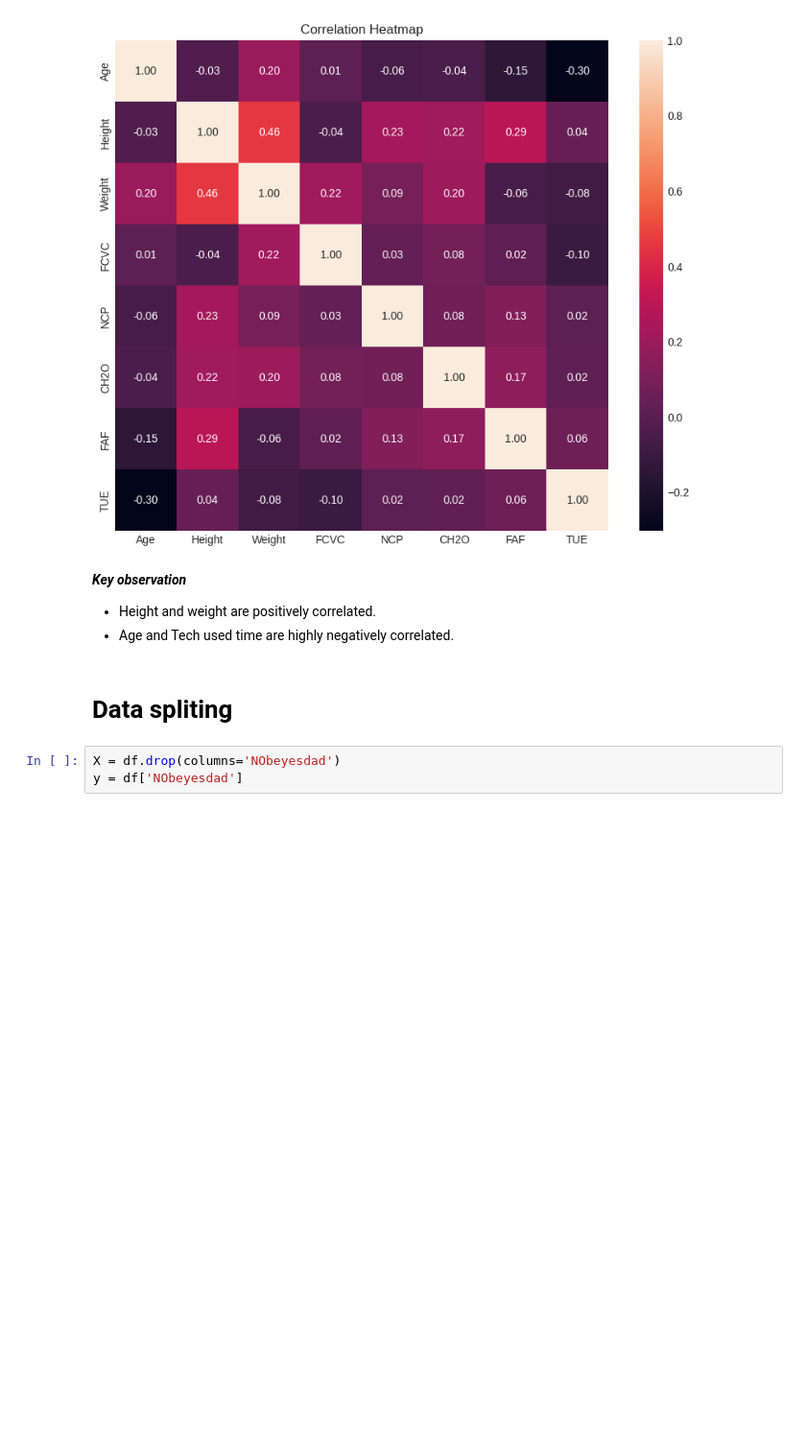
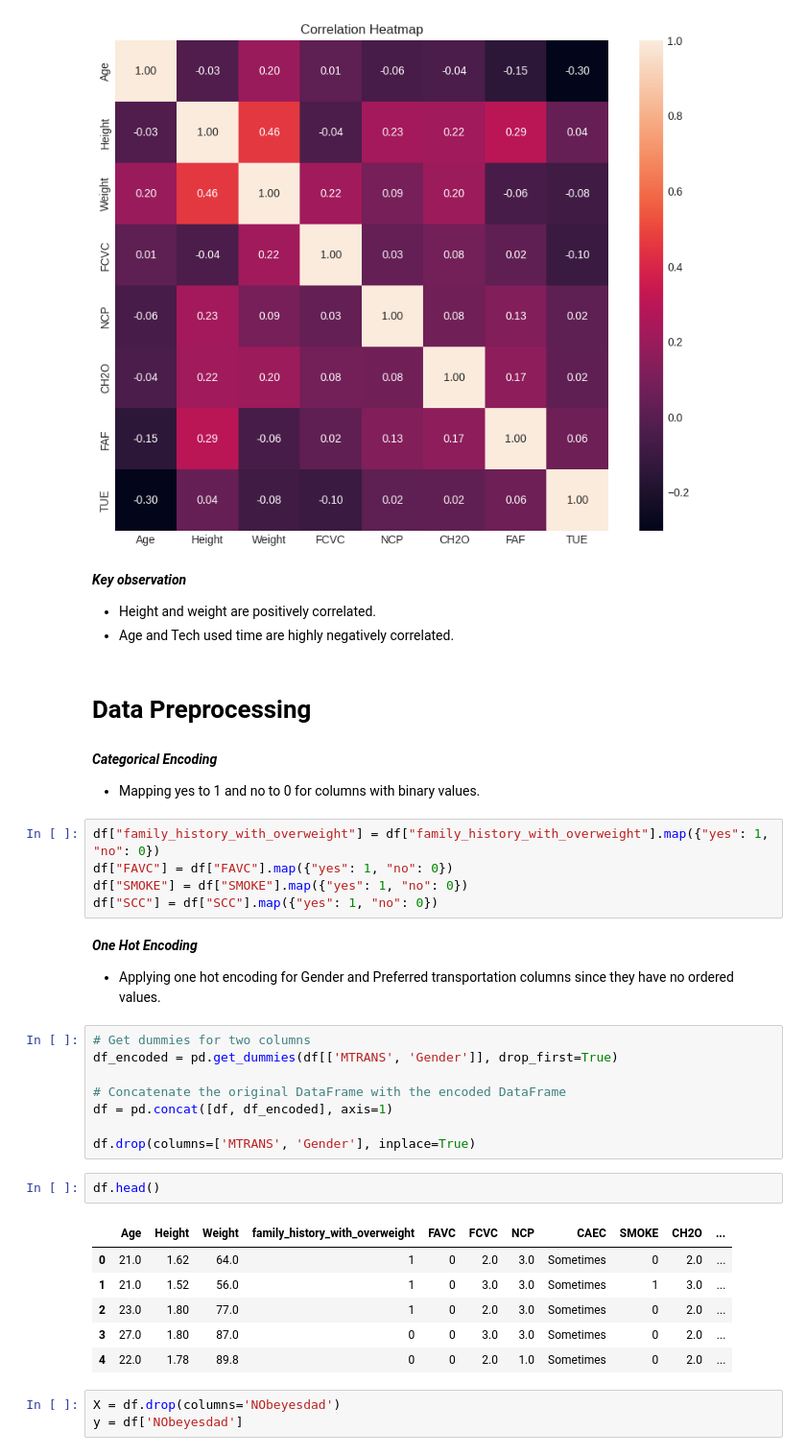
Before and after one commit to ArkaBarua173/Prediction-of-obesity-risk, a Jupyter notebook: Multi classification of obesity risk.ipynb, the cells around one changed output. Shown at 96% size. Drawn from its saved outputs; the diff is of its cells as text; blank space fills up the shorter version.

Commit message:
Data preprocessing and model training completed

```diff
--- a/Multi classification of obesity risk.ipynb
+++ b/Multi classification of obesity risk.ipynb
@@ -472,7 +475,35 @@ plt.show()
 - Height and weight are positively correlated.
 - Age and Tech used time are highly negatively correlated.
 # %% [markdown]
-# Data spliting
+# Data Preprocessing
+# %% [markdown]
+***Categorical Encoding***
+- Mapping yes to 1 and no to 0 for columns with binary values.
+# %%
+df["family_history_with_overweight"] = df["family_history_with_overweight"].map({"yes": 1, "no": 0})
+df["FAVC"] = df["FAVC"].map({"yes": 1, "no": 0})
+df["SMOKE"] = df["SMOKE"].map({"yes": 1, "no": 0})
+df["SCC"] = df["SCC"].map({"yes": 1, "no": 0})
+# %% [markdown]
+***One Hot Encoding***
+- Applying one hot encoding for Gender and Preferred transportation columns since they have no ordered values.
+# %%
+# Get dummies for two columns
+df_encoded = pd.get_dummies(df[['MTRANS', 'Gender']], drop_first=True)
+
+# Concatenate the original DataFrame with the encoded DataFrame
+df = pd.concat([df, df_encoded], axis=1)
+
+df.drop(columns=['MTRANS', 'Gender'], inplace=True)
+# %%
+df.head()
+# %% [output]
+|  | Age | Height | Weight | family_history_with_overweight | FAVC | FCVC | NCP | CAEC | SMOKE | CH2O | ... |
+| 0 | 21.0 | 1.62 | 64.0 | 1 | 0 | 2.0 | 3.0 | Sometimes | 0 | 2.0 | ... |
+| 1 | 21.0 | 1.52 | 56.0 | 1 | 0 | 3.0 | 3.0 | Sometimes | 1 | 3.0 | ... |
+| 2 | 23.0 | 1.80 | 77.0 | 1 | 0 | 2.0 | 3.0 | Sometimes | 0 | 2.0 | ... |
+| 3 | 27.0 | 1.80 | 87.0 | 0 | 0 | 3.0 | 3.0 | Sometimes | 0 | 2.0 | ... |
+| 4 | 22.0 | 1.78 | 89.8 | 0 | 0 | 2.0 | 1.0 | Sometimes | 0 | 2.0 | ... |
 # %%
 X = df.drop(columns='NObeyesdad')
 y = df['NObeyesdad']
```
Also changed, not shown: parts of 34 cells of this notebook.
